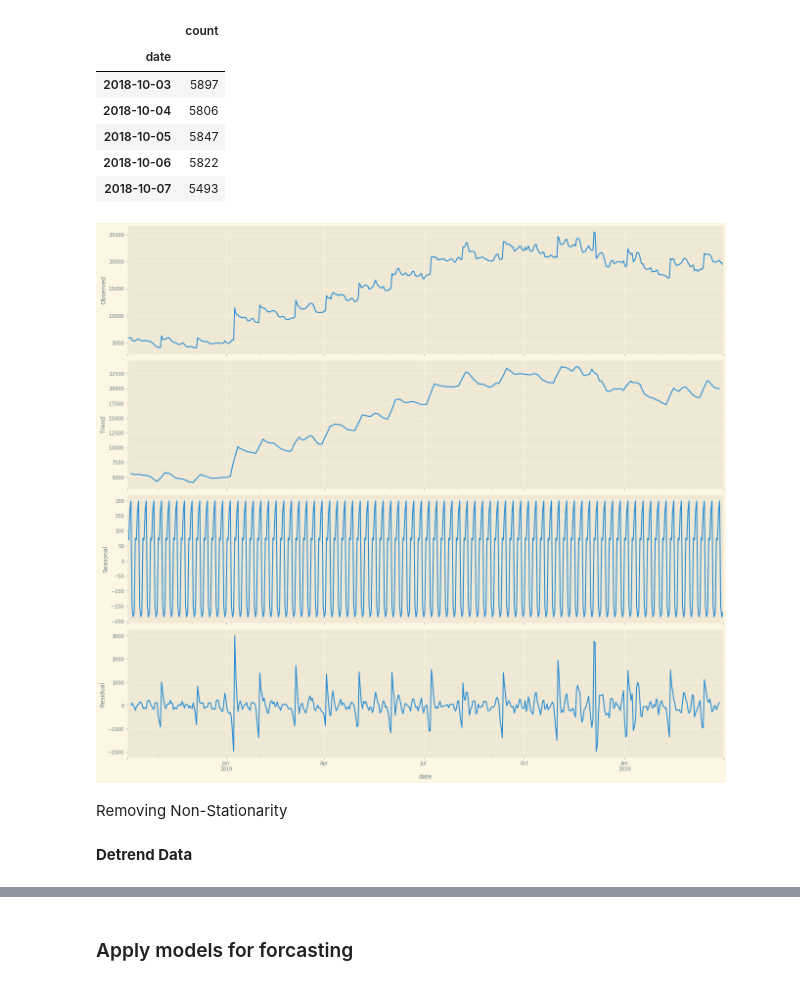
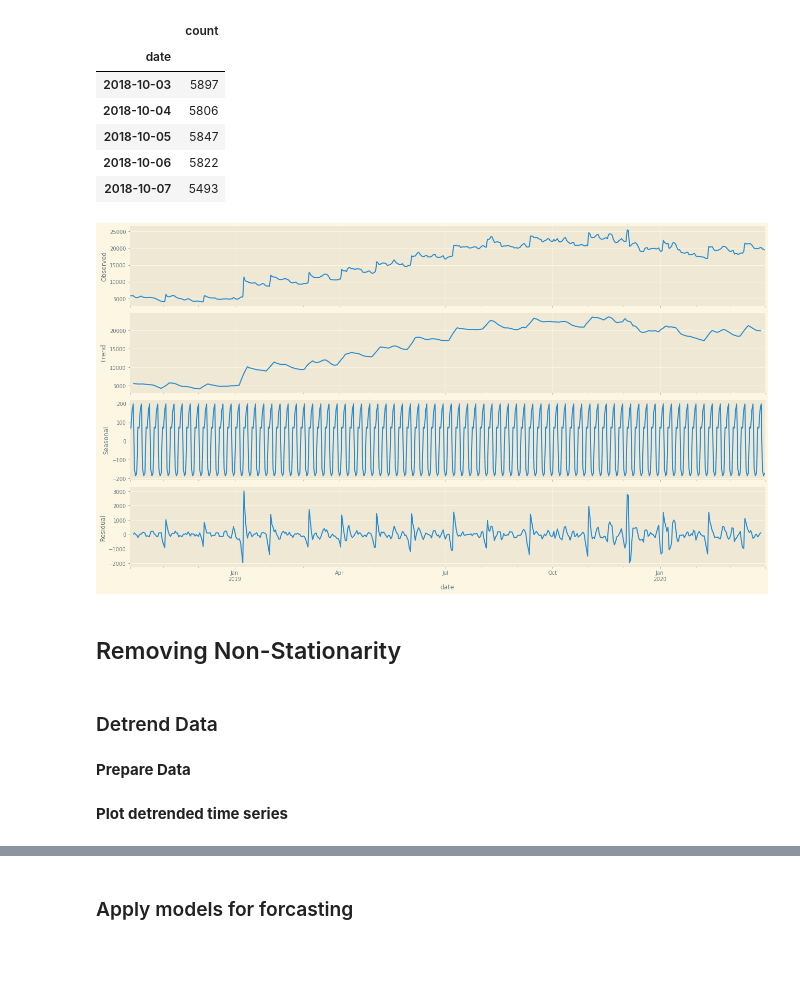
Before and after one commit to KishenSharma6/Airbnb-Analysis, a Jupyter notebook: Project Codes/05. Modeling/2020_0214_Calendar_TimeSeries.ipynb, the cells around one changed output, grey strips where cells are left out. Saved outputs shown, nothing was run; the diff lists cells and outputs as text; code cells hidden in the pictures; blank space fills up the shorter version.

```diff
--- a/Project Codes/05. Modeling/2020_0214_Calendar_TimeSeries.ipynb
+++ b/Project Codes/05. Modeling/2020_0214_Calendar_TimeSeries.ipynb
@@ -189,18 +189,20 @@ display(bookings_df.head())
 # %%
 #Read in seasonal decompose model
 from statsmodels.tsa.seasonal import seasonal_decompose
 
 from pylab import rcParams
-rcParams['figure.figsize'] = 18, 16
+rcParams['figure.figsize'] = 18, 10
 
 #Fit seasonal_decompose to airbnb data
 result = seasonal_decompose(bookings_df, model='additive')
 
 #Plot
 result.plot();
 # %% [output]
-[figure, old version]
+[figure, new version]
 # %% [markdown]
-Removing Non-Stationarity
+## Removing Non-Stationarity
 # %% [markdown]
-**Detrend Data**
+### Detrend Data
+# %% [markdown]
+**Prepare Data**
@@ -207 +215,3 @@ Removing Non-Stationarity
+# %% [markdown]
+**Plot detrended time series**
 # %%
```
Also changed, not shown: parts of 23 cells of this notebook.
